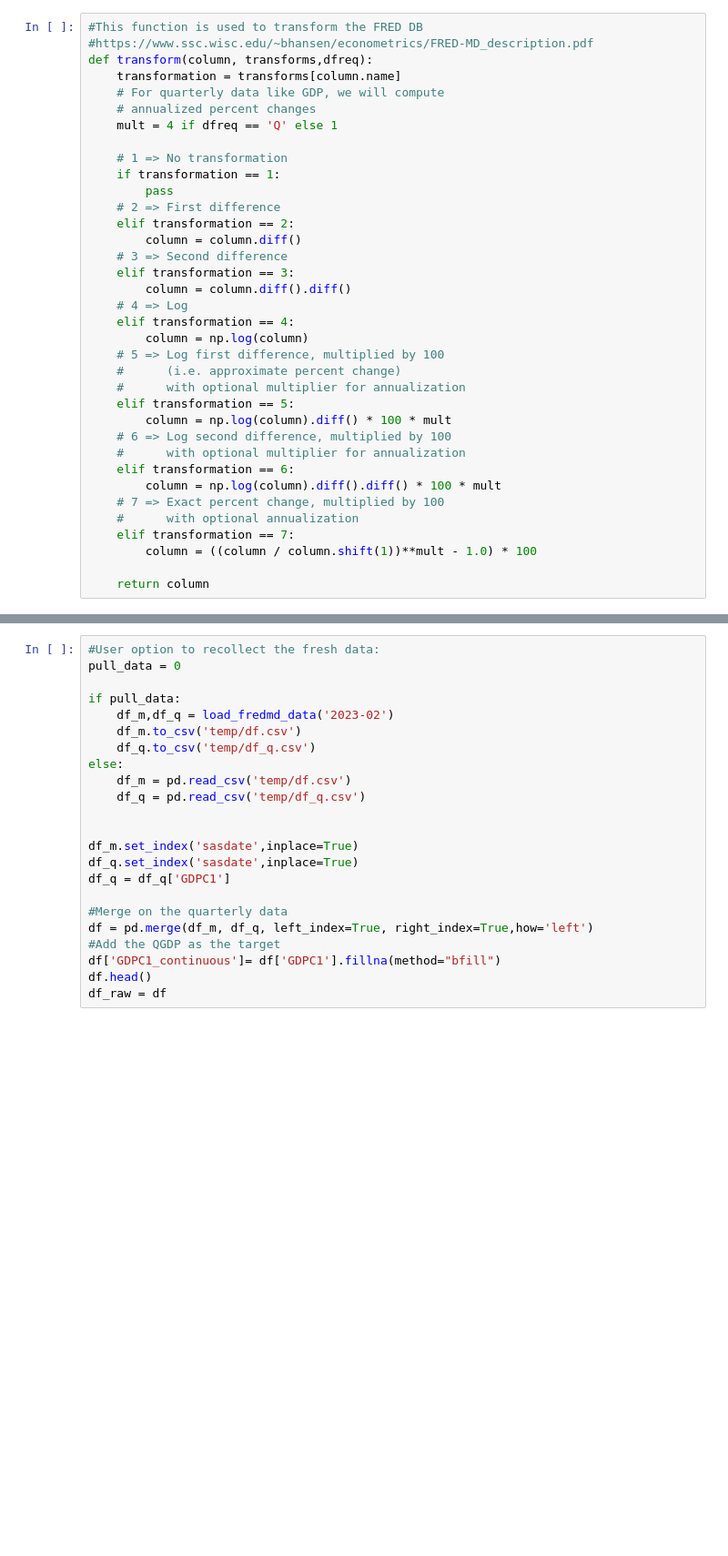
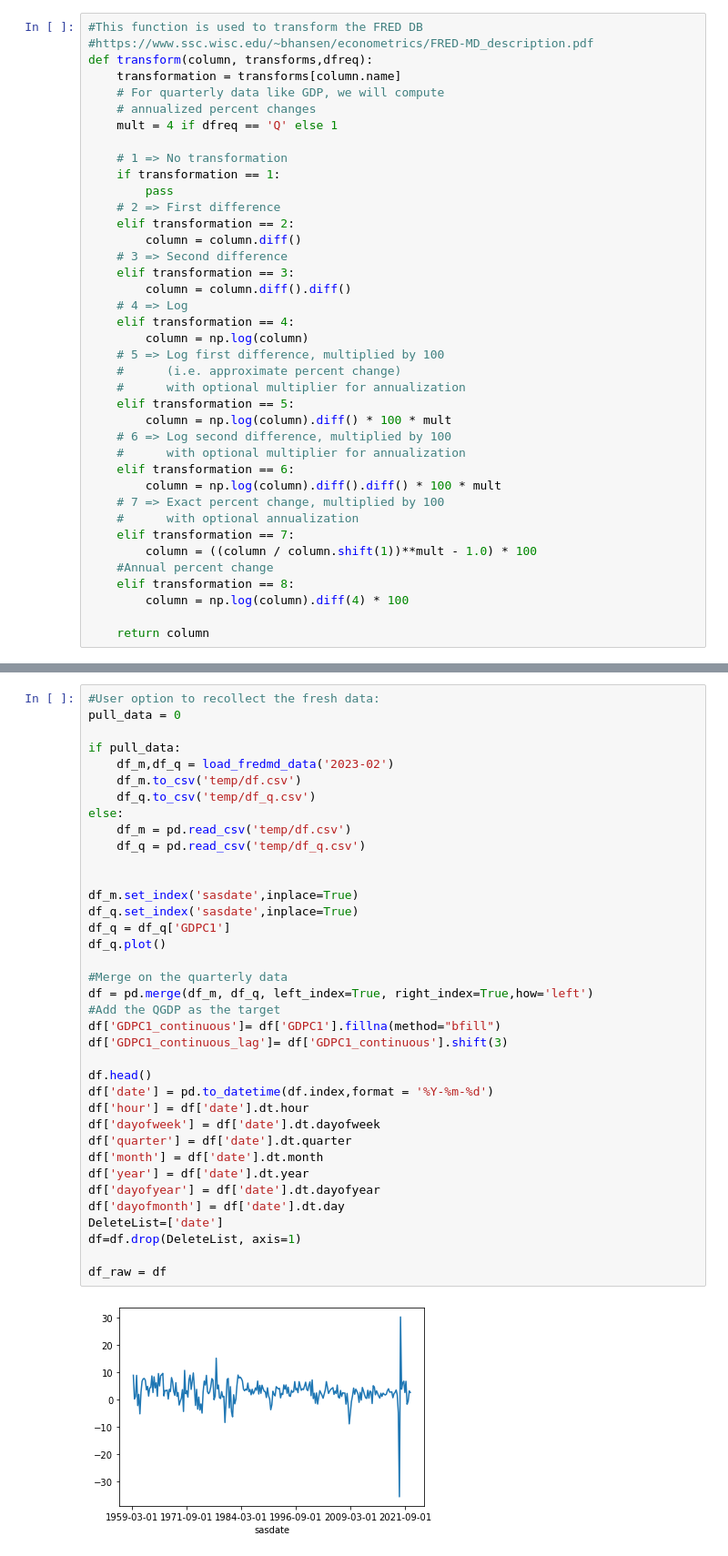
Before and after one commit to willcrossb/factor_models, a Jupyter notebook: nowcastv2/xgb_v3.ipynb, the cells around one changed output, grey strips where cells are left out. Shown at 91% size. Saved outputs shown, nothing was run; the diff lists cells and outputs as text; blank space fills up the shorter version.

```diff
--- a/nowcastv2/xgb_v3.ipynb
+++ b/nowcastv2/xgb_v3.ipynb
@@ -45,6 +45,9 @@ def transform(column, transforms,dfreq):
     #      with optional annualization
     elif transformation == 7:
         column = ((column / column.shift(1))**mult - 1.0) * 100
+    #Annual percent change
+    elif transformation == 8:
+        column = np.log(column).diff(4) * 100
 
     return column
 # %%
@@ -101,26 +105,42 @@ def load_fredmd_data(vintage):
 # %%
 #User option to recollect the fresh data:
 pull_data = 0
 
 if pull_data:
     df_m,df_q = load_fredmd_data('2023-02')
     df_m.to_csv('temp/df.csv')
     df_q.to_csv('temp/df_q.csv')
 else:
     df_m = pd.read_csv('temp/df.csv')
     df_q = pd.read_csv('temp/df_q.csv')
 
 
 df_m.set_index('sasdate',inplace=True)
 df_q.set_index('sasdate',inplace=True)
 df_q = df_q['GDPC1']
+df_q.plot()
 
 #Merge on the quarterly data
 df = pd.merge(df_m, df_q, left_index=True, right_index=True,how='left')
 #Add the QGDP as the target
 df['GDPC1_continuous']= df['GDPC1'].fillna(method="bfill")
+df['GDPC1_continuous_lag']= df['GDPC1_continuous'].shift(3)
+
 df.head()
+df['date'] = pd.to_datetime(df.index,format = '%Y-%m-%d')
+df['hour'] = df['date'].dt.hour
+df['dayofweek'] = df['date'].dt.dayofweek
+df['quarter'] = df['date'].dt.quarter
+df['month'] = df['date'].dt.month
+df['year'] = df['date'].dt.year
+df['dayofyear'] = df['date'].dt.dayofyear
+df['dayofmonth'] = df['date'].dt.day
+DeleteList=['date']
+df=df.drop(DeleteList, axis=1)
+
 df_raw = df
+# %% [output]
+[figure, added]
 # %%
 import seaborn as sns
 import matplotlib.pyplot as plt
```
Also changed, not shown: parts of 11 cells of this notebook.
